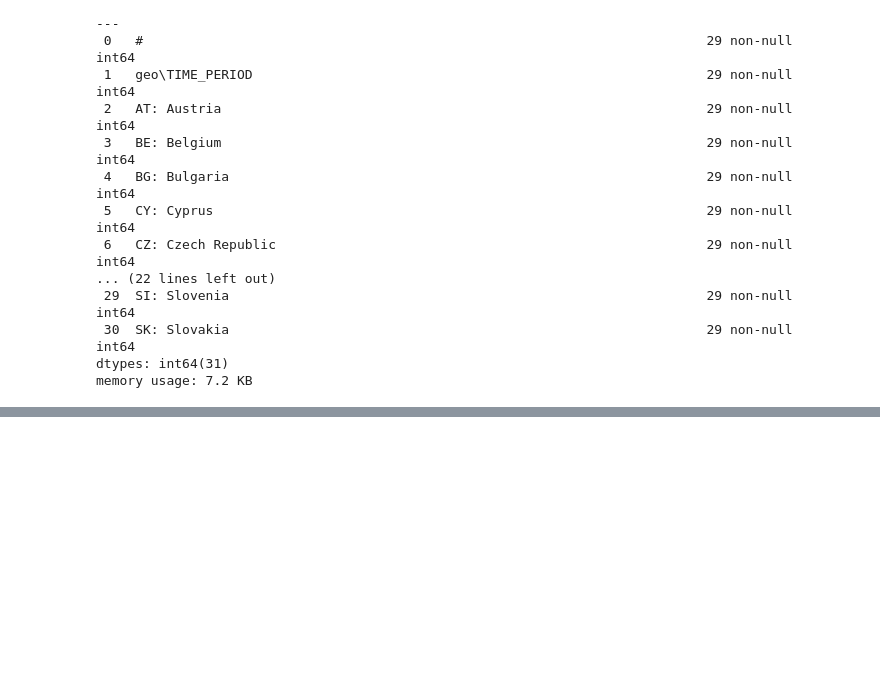
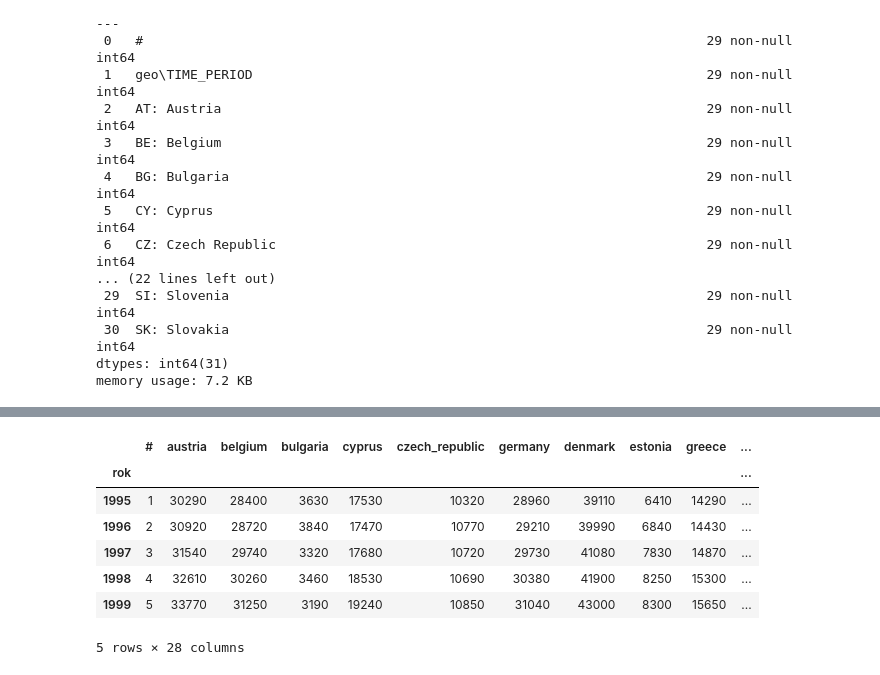
Before and after one commit to NK8007/merito-analiza-danych-cwiczenia, a Jupyter notebook: grupa_4/kod/real_GDP_per_capita_transform.ipynb, the cells around one changed output, grey strips where cells are left out. Cells and saved outputs as stored; diff of their text form; code cells hidden in the pictures; blank space fills up the shorter version.

```diff
--- a/grupa_4/kod/real_GDP_per_capita_transform.ipynb
+++ b/grupa_4/kod/real_GDP_per_capita_transform.ipynb
@@ -47,0 +85,11 @@ memory usage: 7.2 KB
+# %%
+real_gdp_df_EU_rok_short_noSpace.head()
+# %% [output]
+|  | # | austria | belgium | bulgaria | cyprus | czech_republic | germany | denmark | estonia | greece | ... |
+| rok |  |  |  |  |  |  |  |  |  |  | ... |
+| 1995 | 1 | 30290 | 28400 | 3630 | 17530 | 10320 | 28960 | 39110 | 6410 | 14290 | ... |
+| 1996 | 2 | 30920 | 28720 | 3840 | 17470 | 10770 | 29210 | 39990 | 6840 | 14430 | ... |
+| 1997 | 3 | 31540 | 29740 | 3320 | 17680 | 10720 | 29730 | 41080 | 7830 | 14870 | ... |
+| 1998 | 4 | 32610 | 30260 | 3460 | 18530 | 10690 | 30380 | 41900 | 8250 | 15300 | ... |
+| 1999 | 5 | 33770 | 31250 | 3190 | 19240 | 10850 | 31040 | 43000 | 8300 | 15650 | ... |
+5 rows × 28 columns
```
Also changed, not shown: parts of 9 cells of this notebook.
